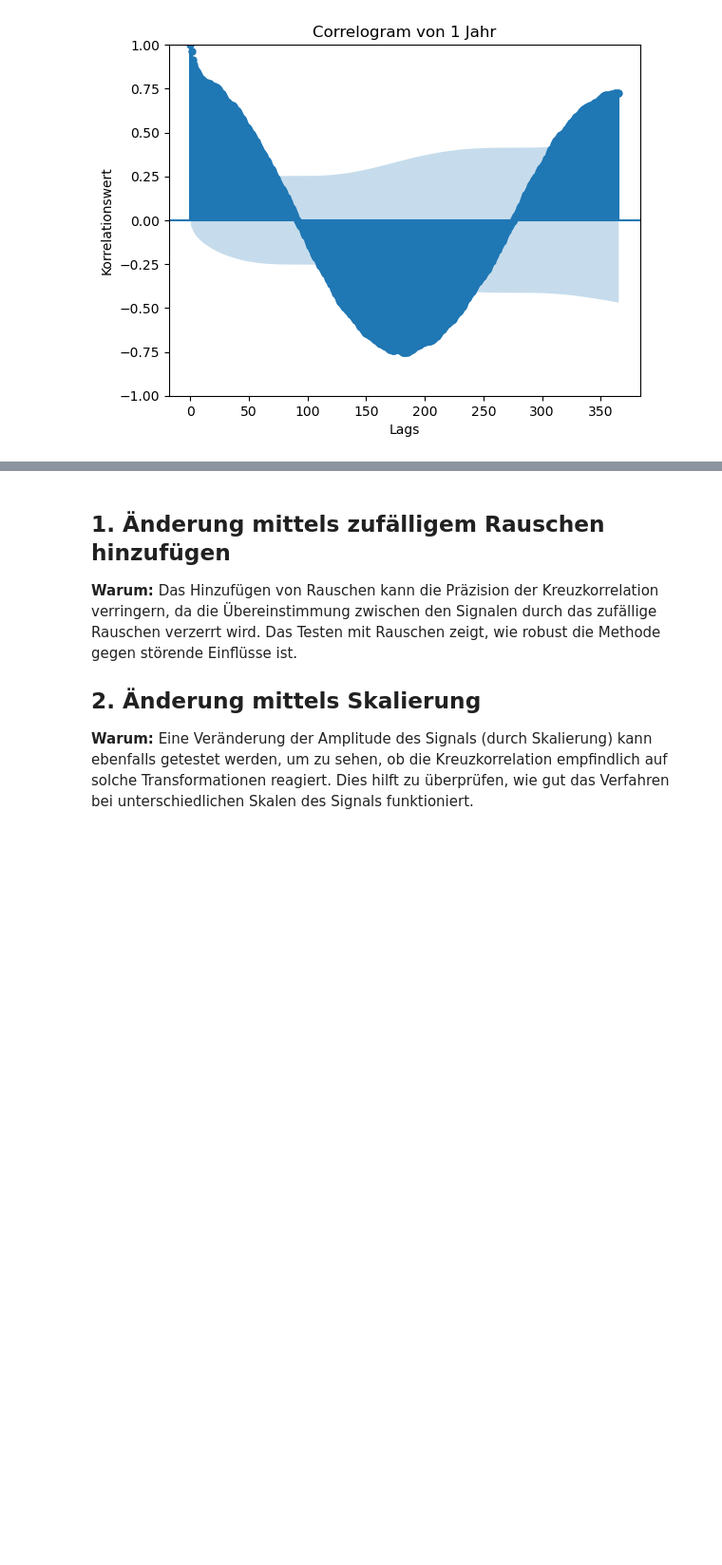
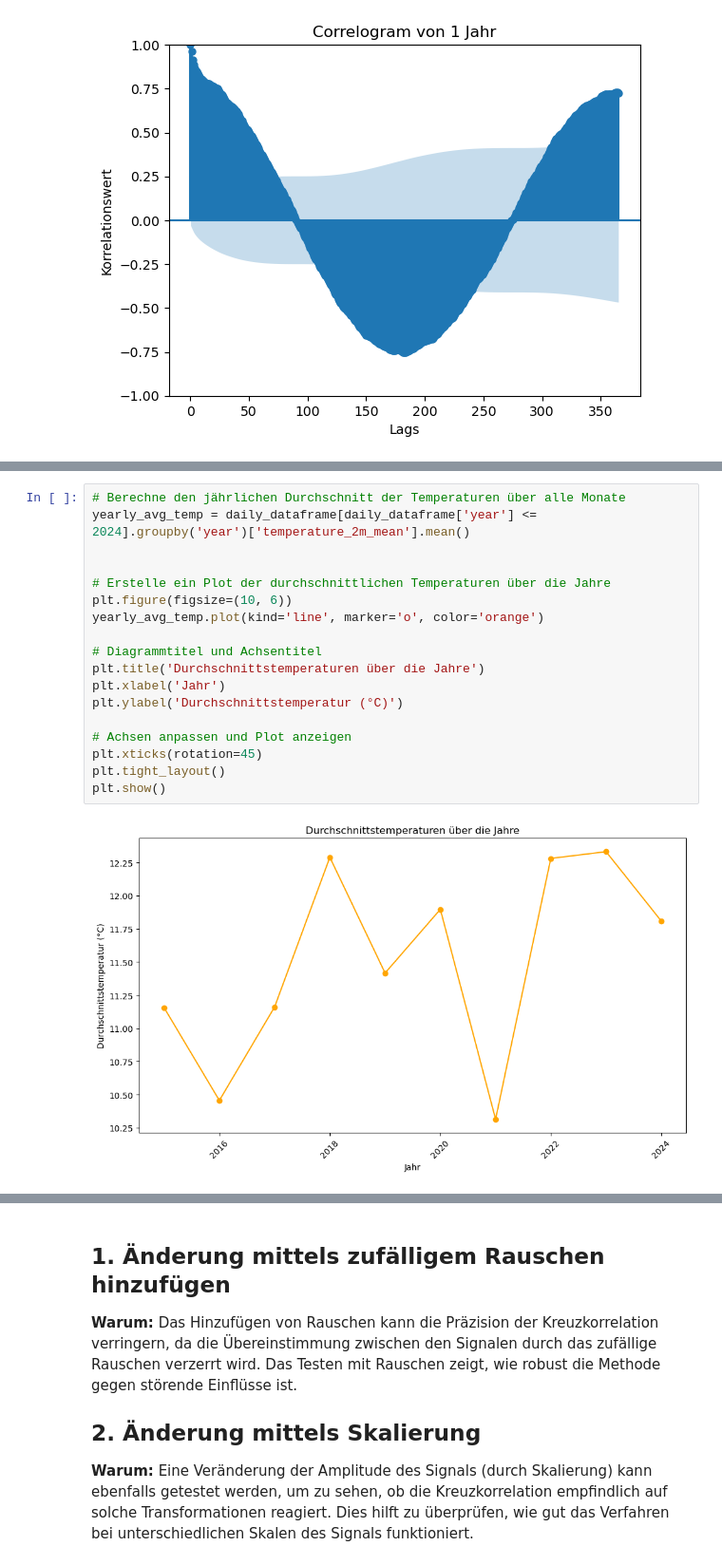
Before and after one commit to Tschoppsilas/GBSV_2025, a Jupyter notebook: MC1/MC1.ipynb, the cells around one changed output, grey strips where cells are left out. Shown at 95% size. Drawn from its saved outputs; the diff is of its cells as text; blank space fills up the shorter version.

```diff
--- a/MC1/MC1.ipynb
+++ b/MC1/MC1.ipynb
@@ -201 +185,21 @@ plt.show()
+# %%
+# Berechne den jährlichen Durchschnitt der Temperaturen über alle Monate
+yearly_avg_temp = daily_dataframe[daily_dataframe['year'] <= 2024].groupby('year')['temperature_2m_mean'].mean()
+
+
+# Erstelle ein Plot der durchschnittlichen Temperaturen über die Jahre
+plt.figure(figsize=(10, 6))
+yearly_avg_temp.plot(kind='line', marker='o', color='orange')
+
+# Diagrammtitel und Achsentitel
+plt.title('Durchschnittstemperaturen über die Jahre')
+plt.xlabel('Jahr')
+plt.ylabel('Durchschnittstemperatur (°C)')
+
+# Achsen anpassen und Plot anzeigen
+plt.xticks(rotation=45)
+plt.tight_layout()
+plt.show()
+# %% [output]
+[figure, added]
 # %% [markdown]
```
Also changed, not shown: parts of 13 cells of this notebook, 2 other files.
